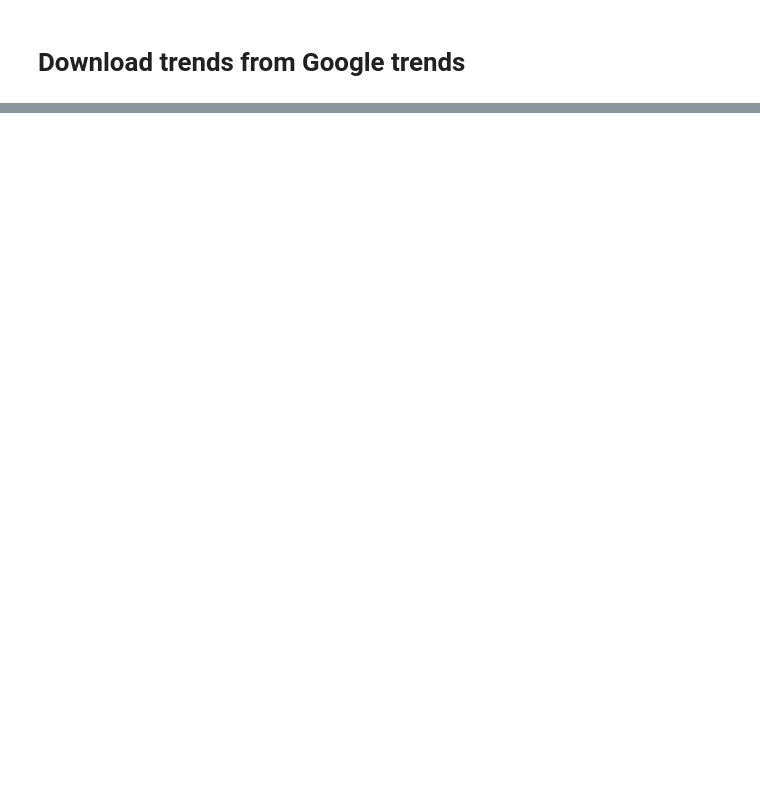
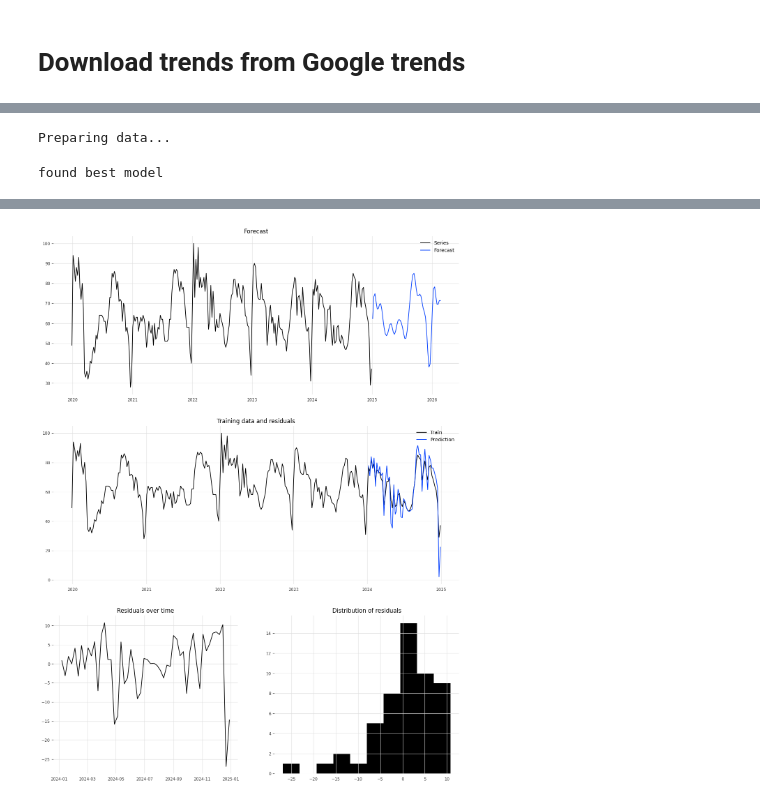
Before and after one commit to paulst30/google_trends_forecaster, a Jupyter notebook: example.ipynb, the cells around one changed output, grey strips where cells are left out. Saved outputs shown, nothing was run; the diff lists cells and outputs as text; code cells hidden in the pictures; blank space fills up the shorter version.

```diff
--- a/example.ipynb
+++ b/example.ipynb
@@ -44,0 +65,5 @@ AttributeError: 'NoneType' object has no attribute 'reset_index'
+# %%
+data = pd.read_csv('praktikum_daten.csv').iloc[1:] #remove first row
+data.index.name = "date"
+data.columns = ['Praktikum']
+data = data.astype('float')
@@ -44,0 +73,11 @@ AttributeError: 'NoneType' object has no attribute 'reset_index'
+# %%
+date = datetime.datetime.now() - datetime.timedelta(days=365)
+split_date = date.strftime('%Y-%m-%d')
+keyword = ['Praktikum']
+models = [ExponentialSmoothing(), TBATS()]
+
+
+main(keyword = keyword, cat = '958', models = models, split_date= split_date, data = data)
+# %% [output]
+Preparing data...
+found best model
@@ -44,0 +85 @@ AttributeError: 'NoneType' object has no attribute 'reset_index'
+[figure, added]
```
Also changed, not shown: parts of 8 cells of this notebook.
